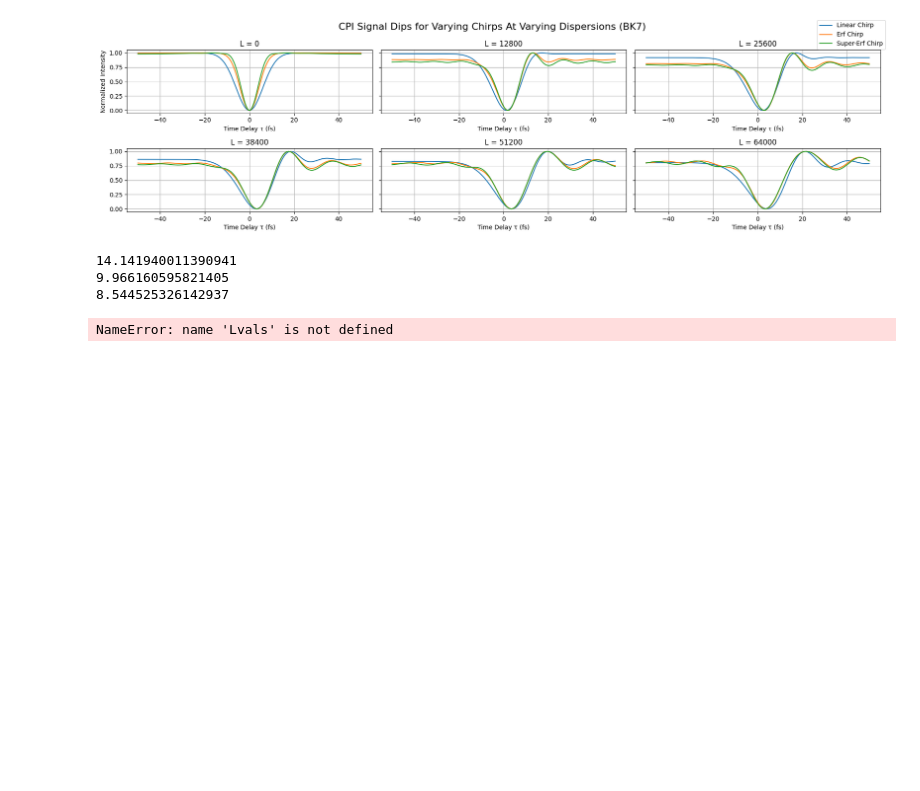
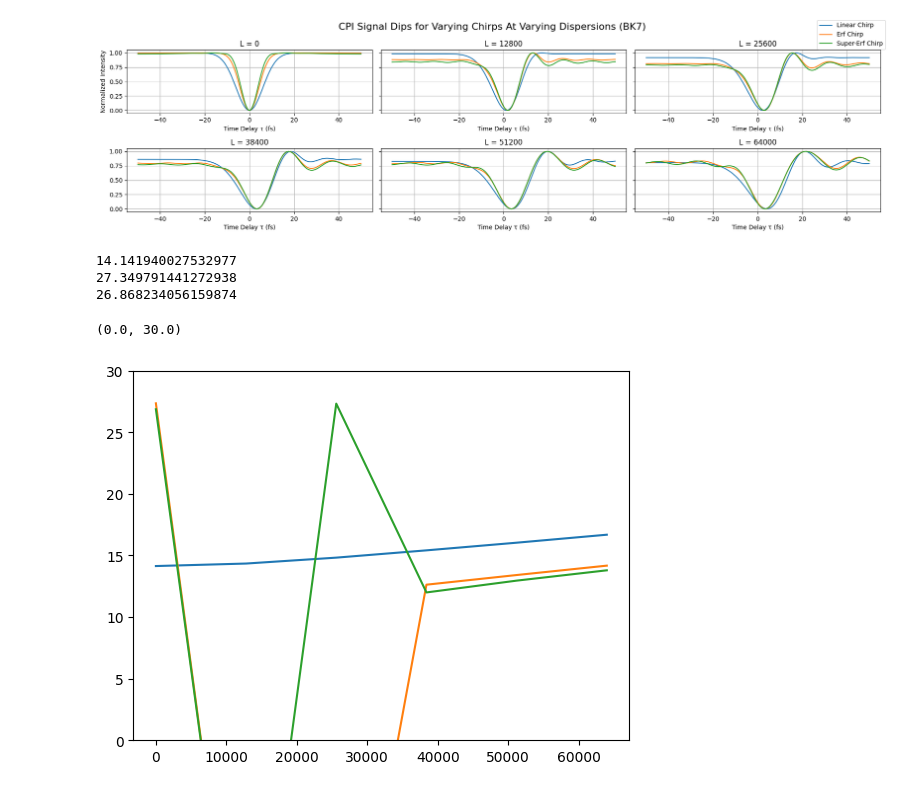
Before and after one commit to unaa-r/CPI_Project, a Jupyter notebook: updated_phi.ipynb, the cells around one changed output. Saved outputs shown, nothing was run; the diff lists cells and outputs as text; code cells hidden in the pictures; blank space fills up the shorter version.

```diff
--- a/updated_phi.ipynb
+++ b/updated_phi.ipynb
@@ -480,35 +480,36 @@ plt.show();
 # %%
 
 
 for lin, erf, superf in zip(lin_signals, erf_signals, superf_signals):
 
     #pretty sure maggies code uses the LevenbergMarquardt method, at least for the 0 dispersion dip
     lin_result = least_squares(residuals, init_guess, args=(taus, lin), method='lm',
                                ftol=1e-15, xtol=1e-15, gtol=1e-15)
     erf_result = least_squares(residuals, init_guess, args=(taus, erf), method='lm',
                                ftol=1e-15, xtol=1e-15, gtol=1e-15)
     superf_result = least_squares(residuals, init_guess, args=(taus, superf), method='lm',
                                ftol=1e-15, xtol=1e-15, gtol=1e-15)
 
     if (L == 0):
         print(np.sum(lin_result.fun**2))
         print(np.sum(erf_result.fun**2))
         print(np.sum(superf_result.fun**2))
 
     linear_dip_widths.append(lin_result.x[3])
     erf_dip_widths.append(erf_result.x[3])
     super_erf_dip_widths.append(superf_result.x[3])
 
 print(linear_dip_widths[0])
 print(erf_dip_widths[0])
 print(super_erf_dip_widths[0])
 np.savetxt(f"./linear_dip_widths.txt", linear_dip_widths, )
-plt.plot(Lvals, linear_dip_widths, label = "linear")
-plt.plot(Lvals, erf_dip_widths, label = "erf")
-plt.plot(Lvals, super_erf_dip_widths, label = "super-erf")
+plt.plot(Ls, linear_dip_widths, label = "linear")
+plt.plot(Ls, erf_dip_widths, label = "erf")
+plt.plot(Ls, super_erf_dip_widths, label = "super-erf")
 plt.ylim(0, 30)
 # %% [output]
-14.141940011390941
-9.966160595821405
-8.544525326142937
+14.141940027532977
+27.349791441272938
+26.868234056159874
-NameError: name 'Lvals' is not defined
+(0.0, 30.0)
+[figure, added]
```
Also changed, not shown: 3 other files.
